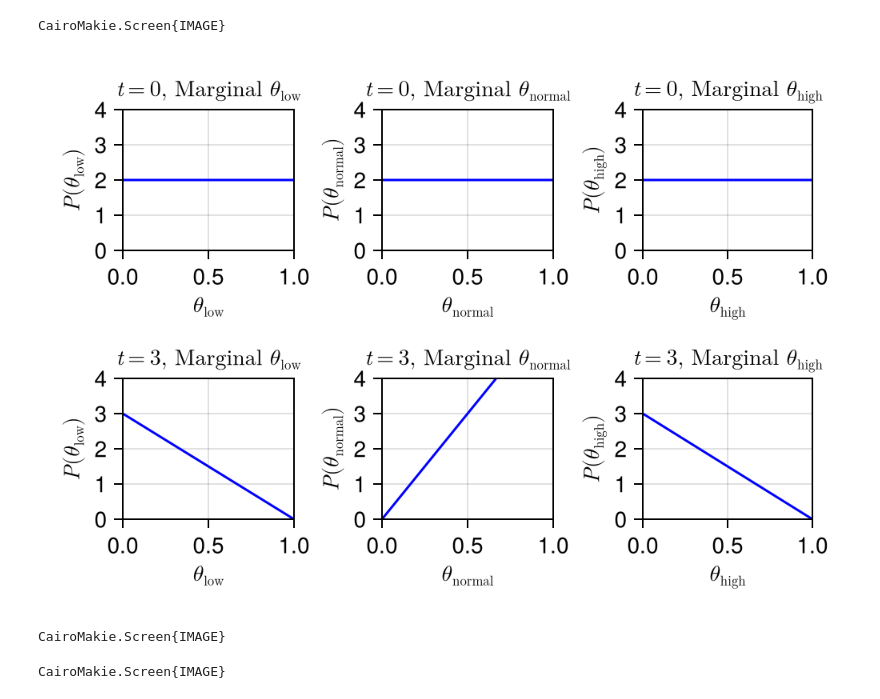
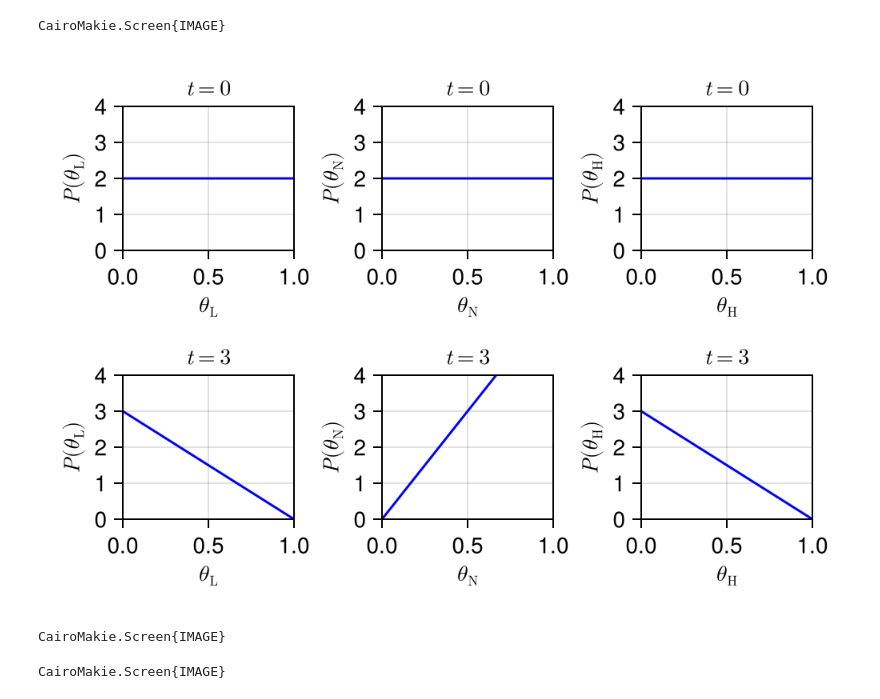
Before and after one commit to luisastue/hc-rl-thompson-sampling, a Jupyter notebook: poc/inference.ipynb, the cells around one changed output. Saved outputs shown, nothing was run; the diff lists cells and outputs as text; code cells hidden in the pictures.

```diff
--- a/poc/inference.ipynb
+++ b/poc/inference.ipynb
@@ -322,10 +322,10 @@ function plot_dirichlet_marginals(alphas, θ_values)
 
     for (t, α) in enumerate(alphas)
         marginals = dirichlet_marginals(α, θ_values)
-        for (i, name) in enumerate(["low", "normal", "high"])
+        for (i, name) in enumerate(["L", "N", "H"])
             # Create subplots for each θ_i
             ax = Axis(fig[t, i],
-                      title = L"t = %$(t-1), \text{ Marginal } \theta_{\text{%$name}}",
+                      title = L"t = %$(t-1), ",
                       xlabel = L"\theta_{\text{%$name}}",
                       ylabel = L"P(\theta_{\text{%$name}})",
                         limits = (0, 1, 0, 4)  # Allow y-axis to go beyond 3
@@ -380,36 +380,36 @@ function dirichlet_marginals(α, θ_values)
     end
     return marginals
 end
 
 # Plot the Dirichlet distributions for each parameter
 function plot_dirichlet_marginals(alphas, θ_values)
     fig = Figure(size=(500, 350))  # Increased size for better layout
 
     for (time, α) in enumerate(alphas)
         t = [0, 3][time]
         marginals = dirichlet_marginals(α, θ_values)
-        for (i, name) in enumerate(["low", "normal", "high"])
+        for (i, name) in enumerate(["L", "N", "H"])
             # Create subplots for each θ_i
             ax = Axis(fig[time, i],
-                      title = L"t = %$(t), \text{ Marginal } \theta_{\text{%$name}}",
+                      title = L"t = %$(t)",
                       xlabel = L"\theta_{\text{%$name}}",
                       ylabel = L"P(\theta_{\text{%$name}})",
                       limits = (0, 1, 0, 4))  # Allow y-axis to go beyond 3
 
             # Plot the marginal densities
             lines!(ax, θ_values, marginals[i], color=:blue, label=L"\alpha_{%$i} = %$(α[i])")
             # axislegend(ax, position=:rt)
         end
     end
 
     fig
 end
 
 # Plot and display
 fig = plot_dirichlet_marginals(alphas, θ_values)
 display(fig)
 # %% [output]
-[figure, old version]
+[figure, new version]
 CairoMakie.Screen{IMAGE}
 # %%
 save("dirichlet_marginals_abx.png", fig)
```
Also changed, not shown: parts of 4 cells of this notebook, 33 other files.
